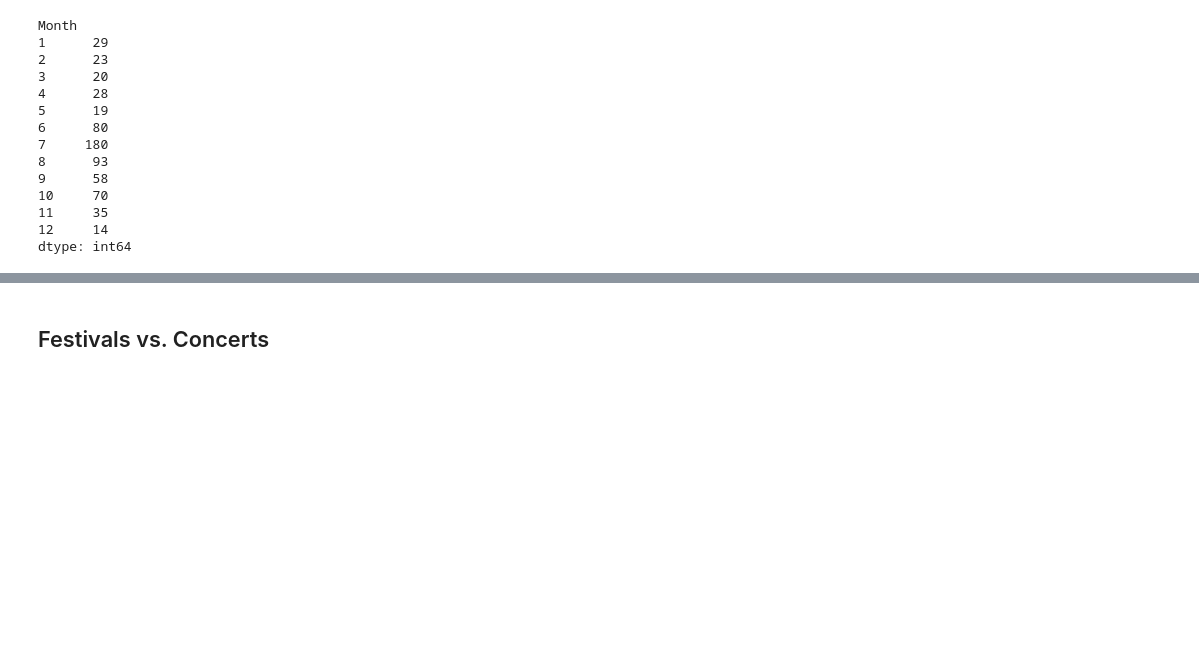
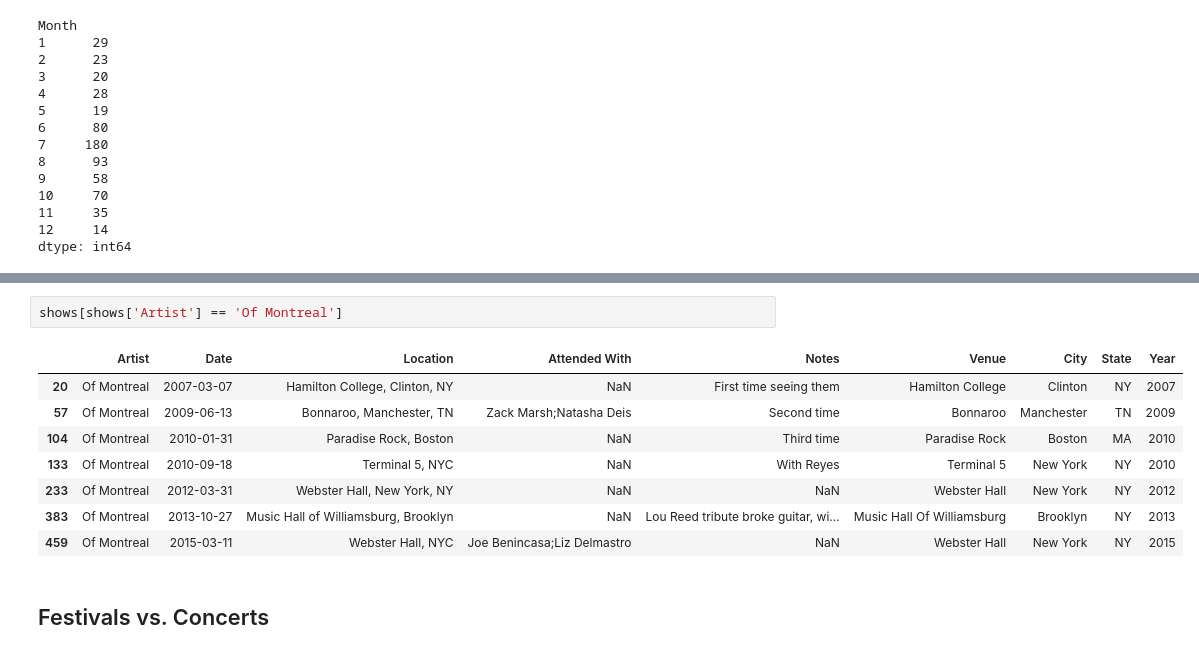
Before and after one commit to yono38/concert-exploration, a Jupyter notebook: Concert Exploration.ipynb, the cells around one changed output, grey strips where cells are left out. Drawn from its saved outputs; the diff is of its cells as text; blank space fills up the shorter version.

```diff
--- a/Concert Exploration.ipynb
+++ b/Concert Exploration.ipynb
@@ -368,3 +411,14 @@ dtype: int64
+# %%
+shows[shows['Artist'] == 'Of Montreal']
+# %% [output]
+|  | Artist | Date | Location | Attended With | Notes | Venue | City | State | Year |
+| 20 | Of Montreal | 2007-03-07 | Hamilton College, Clinton, NY | NaN | First time seeing them | Hamilton College | Clinton | NY | 2007 |
+| 57 | Of Montreal | 2009-06-13 | Bonnaroo, Manchester, TN | Zack Marsh;Natasha Deis | Second time | Bonnaroo | Manchester | TN | 2009 |
+| 104 | Of Montreal | 2010-01-31 | Paradise Rock, Boston | NaN | Third time | Paradise Rock | Boston | MA | 2010 |
+| 133 | Of Montreal | 2010-09-18 | Terminal 5, NYC | NaN | With Reyes | Terminal 5 | New York | NY | 2010 |
+| 233 | Of Montreal | 2012-03-31 | Webster Hall, New York, NY | NaN | NaN | Webster Hall | New York | NY | 2012 |
+| 383 | Of Montreal | 2013-10-27 | Music Hall of Williamsburg, Brooklyn | NaN | Lou Reed tribute broke guitar, wi... | Music Hall Of Williamsburg | Brooklyn | NY | 2013 |
+| 459 | Of Montreal | 2015-03-11 | Webster Hall, NYC | Joe Benincasa;Liz Delmastro | NaN | Webster Hall | New York | NY | 2015 |
 # %% [markdown]
 ## Festivals vs. Concerts
 # %%
```
Also changed, not shown: parts of 10 cells of this notebook, 1 other file.
